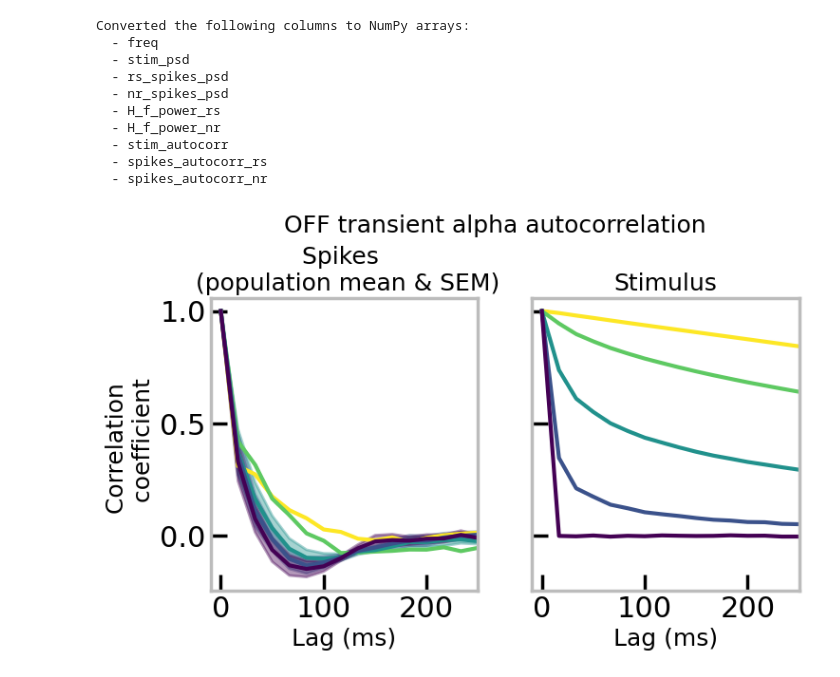
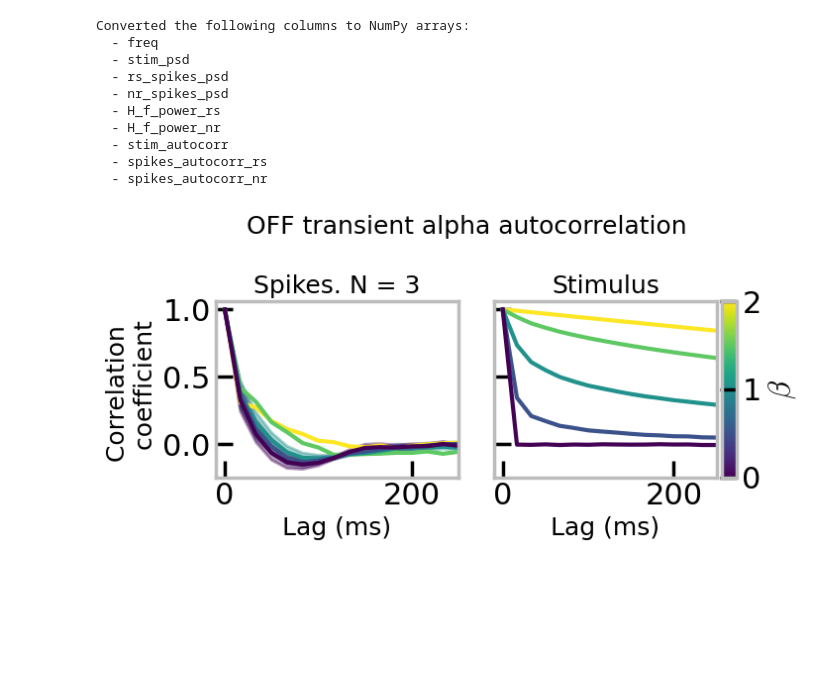
Before and after one commit to SchwartzNU/DJ_schwartzlab, a Jupyter notebook: project_scripts/TemporalProcessing/plot_autocorrelation.ipynb, the cells around one changed output. Drawn from its saved outputs; the diff is of its cells as text; code cells hidden in the pictures; blank space fills up the shorter version.

Commit message:
population data correlations

```diff
--- a/project_scripts/TemporalProcessing/plot_autocorrelation.ipynb
+++ b/project_scripts/TemporalProcessing/plot_autocorrelation.ipynb
@@ -33,37 +33,46 @@ Converted the following columns to NumPy arrays:
 # %%
 
 beta_values = sorted(df_celltype['beta'].unique())
 norm = mcolors.Normalize(vmin=min(beta_values), vmax=max(beta_values))
 cmap = plt.get_cmap('viridis')
 label_fontsize = 18
 fig, axes = plt.subplots(1,2 ,figsize=(8, 4), sharey=True)
-fig.suptitle(f"{cell_type} autocorrelation", fontsize=18, y=1.1)
-
+fig.suptitle(f"{cell_type} autocorrelation", fontsize=18, y=.91)
+n_cells = df_celltype['cell_name'].nunique()
+# fig.text(0.45, 0.92, f"N = {n_cells}", ha='center', va='center', fontsize=18, transform=fig.transFigure)
 for beta_value in reversed(beta_values):
     color = cmap(norm(beta_value))
     data_beta = df_celltype[df_celltype['beta'] == beta_value]
-    n_cells = data_beta['cell_name'].nunique()
     stim_autocorr = df_celltype[df_celltype['beta'] == beta_value]['stim_autocorr'].iloc[0]
     spks_acc_stk = np.stack(data_beta['spikes_autocorr_nr'].values)
     # Compute mean & SEM
     mean_spk_cc = np.mean(spks_acc_stk[:, :], axis=0)
     sem_spk_cc = np.std(spks_acc_stk[:, :], axis=0) / np.sqrt(n_cells)
 
     axes[1].plot(np.arange(len(stim_autocorr))*(1000/frame_rate), stim_autocorr, c=color, label=fr'$\beta = {beta_value}\ \mathrm{{Stim}} $')
     axes[1].set_title('Stimulus', fontsize=label_fontsize)
     axes[0].fill_between(np.arange(len(mean_spk_cc))*(1000/frame_rate), mean_spk_cc - sem_spk_cc, mean_spk_cc + sem_spk_cc, color=color, alpha=.4)
     axes[0].plot(np.arange(len(mean_spk_cc))*(1000/frame_rate), mean_spk_cc, c=color, label=fr"$\beta = {beta_value}$")
-    axes[0].set_title('Spikes \n (population mean & SEM)', fontsize=label_fontsize)
+    axes[0].set_title('Spikes. N = ' + str(n_cells), fontsize=label_fontsize)
 
     axes[0].set_ylabel('Correlation \n coefficient', fontsize=label_fontsize)
     for ax in axes:
         ax.set_facecolor('white')
         ax.grid(False)
         ax.set_xlabel('Lag (ms)', fontsize=label_fontsize)
         ax.set_yticks([0, .5, 1])
         ax.set_xlim(-10, 250)
+
+# Colorbar for beta
+sm = cm.ScalarMappable(cmap=cmap, norm=norm)
+sm.set_array([])
+divider = make_axes_locatable(axes[1])
+cax = divider.append_axes("right", size="7%", pad=0.05)
+cbar = plt.colorbar(sm, cax=cax)
+cbar.set_label(r'$\beta$', fontsize=22)
+plt.tight_layout()
 # %% [output]
-[figure, old version]
+[figure, new version]
 # %%
 
 beta_values = sorted(df_celltype['beta'].unique())
```
Also changed, not shown: parts of 1 cell of this notebook, 5 other files.
